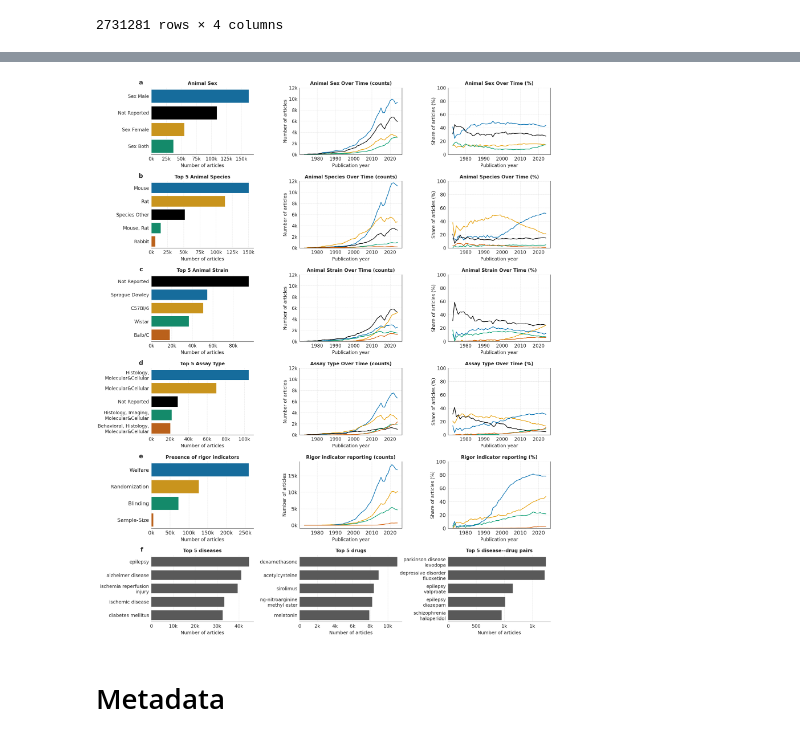
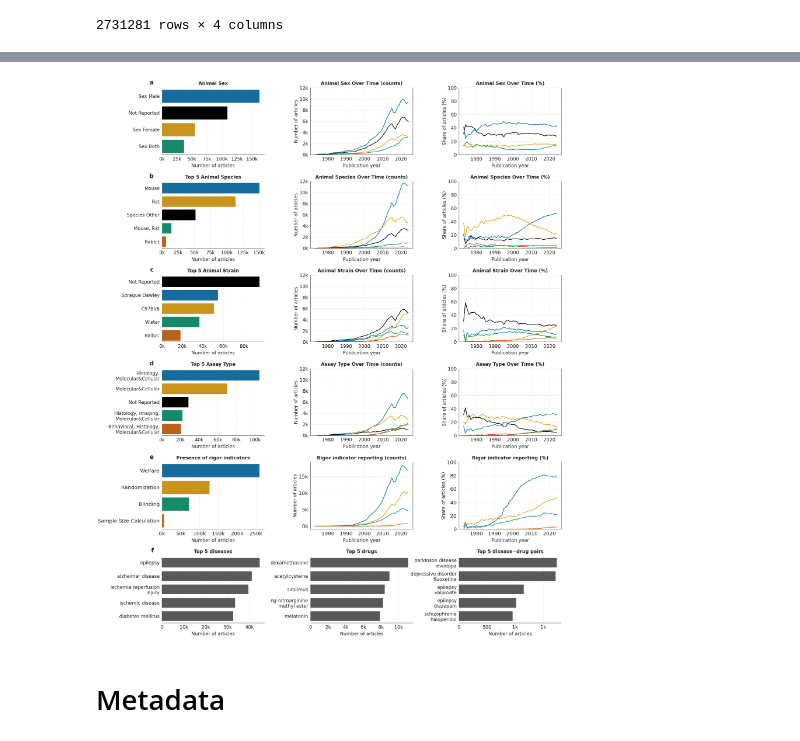
Before and after one commit to Ineichen-Group/Preclinical_DrugDisease_Translation_Pipeline, a Jupyter notebook: 09_corpus_analysis/02_Viz_Annotations_Metadata.ipynb, the cells around one changed output, grey strips where cells are left out. Saved outputs shown, nothing was run; the diff lists cells and outputs as text; code cells hidden in the pictures.

```diff
--- a/09_corpus_analysis/02_Viz_Annotations_Metadata.ipynb
+++ b/09_corpus_analysis/02_Viz_Annotations_Metadata.ipynb
@@ -854,10 +915,17 @@ def _wrap_label(val, max_items=2):
 
 
 def display_label(val: str) -> str:
-    if val == "USA" or val == "UK":
-        return str(val).replace("-present", "")
+    s = str(val).replace("-present", "").strip()
+    s = s.replace("–", "-").replace("—", "-")
+
+    s_norm = s.lower()
+
+    if s_norm in {"usa", "uk"}:
+        return s.upper()
+    elif s_norm == "sample-size":
+        return "Sample Size Calculation"
     else:
-        return str(val).replace("-present", "").title()
+        return s.title()
 
 
 def add_panel_labels_left_column(axes, start_letter="A", x_points=-35, y_points=10):
@@ -916,6 +984,7 @@ def plot_selected_value_trends_row_3col(
     # totals per selected pair
     labels = []
     totals = []
+
     for col, val in zip(columns, values):
         #wrap_label(v) for v in top_values.index
         labels.append(_wrap_label(display_label(val),width=32))
@@ -1393,6 +1462,8 @@ preclinical_df_to_viz
 | 2763228 | 59360 | obsolete penicillin allergy | benzylpenicilloyl derivatized syn... | obsolete penicillin allergy <> be... |
 | 2763229 | 59360 | obsolete penicillin allergy | poly (dglu , lys) | obsolete penicillin allergy <> po... |
 2731281 rows × 4 columns
+# %%
+dataset_fulltext = dataset_fulltext.rename(columns={"sample_size": "sample_size_calculation"})
 # %%
 visualize_columns_nature_composite_3col(
     df=dataset_fulltext,
@@ -1412,7 +1483,7 @@ visualize_columns_nature_composite_3col(
         "rigor_blinding",
         "rigor_randomization",
         "rigor_welfare",
-        "sample_size",
+        "sample_size_calculation",
     ],
     extra_row_values=[
         "blinding-present",
@@ -1439,4 +1510,4 @@ visualize_columns_nature_composite_3col(
-[figure, old version]
+[figure, new version]
 # %% [markdown]
 # Metadata
 # %%
```
Also changed, not shown: parts of 8 cells of this notebook.
